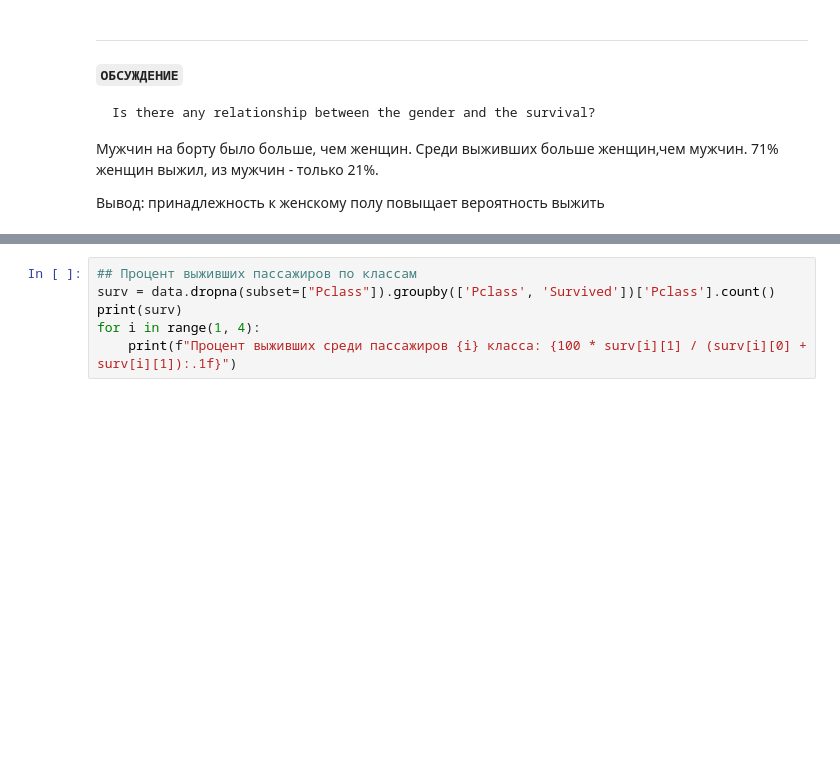
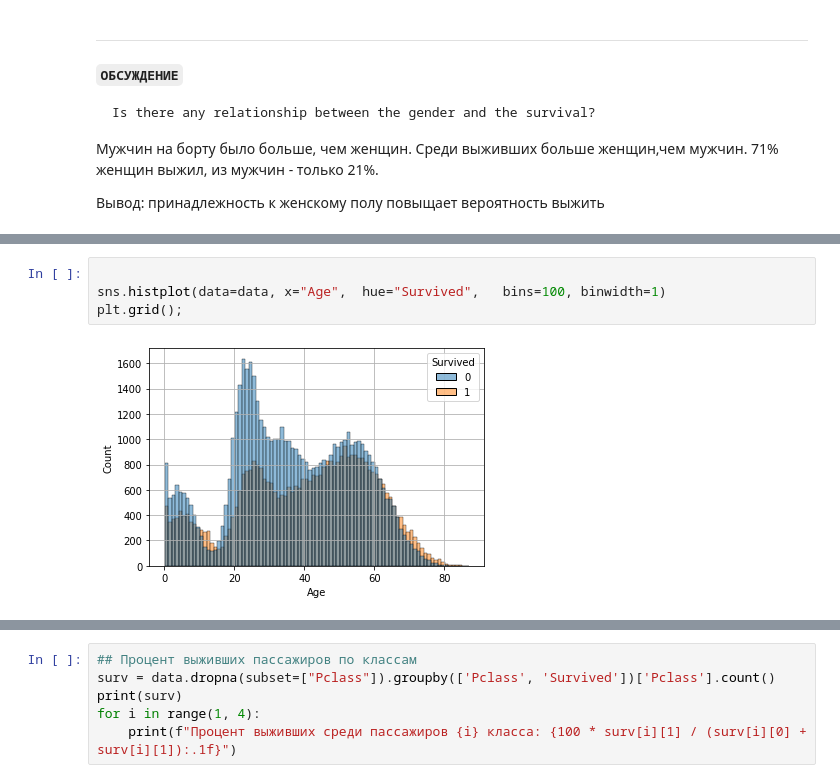
Before and after one commit to bonvech/ml-intro-1, a Jupyter notebook: 5_classification_linear_knn/hw_classification.ipynb, the cells around one changed output, grey strips where cells are left out. Cells and saved outputs as stored; diff of their text form; blank space fills up the shorter version.

```diff
--- a/5_classification_linear_knn/hw_classification.ipynb
+++ b/5_classification_linear_knn/hw_classification.ipynb
@@ -571,0 +576,6 @@ Name: Sex, dtype: int64
+# %%
+
+sns.histplot(data=data, x="Age",  hue="Survived",   bins=100, binwidth=1)
+plt.grid();
+# %% [output]
+[figure, added]
```
Also changed, not shown: parts of 30 cells of this notebook.
